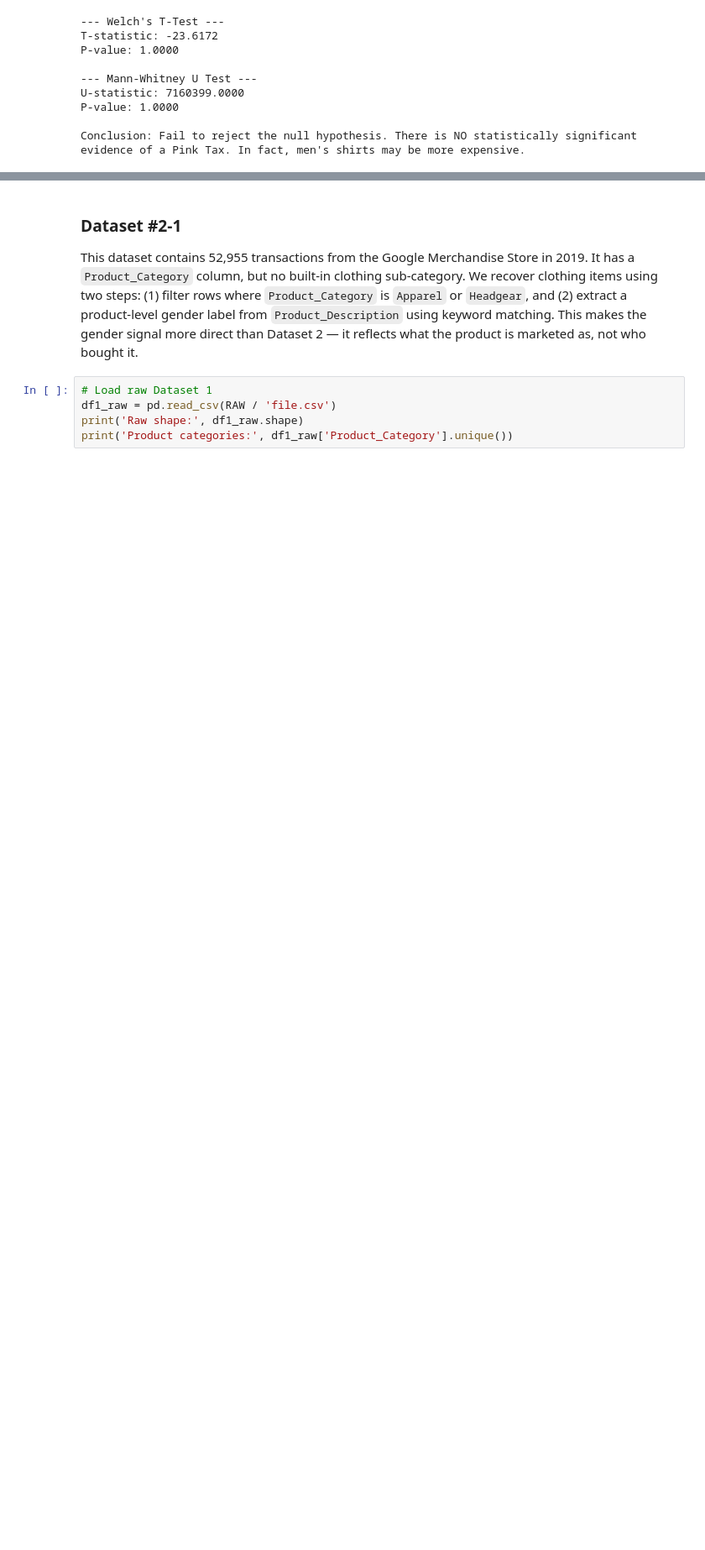
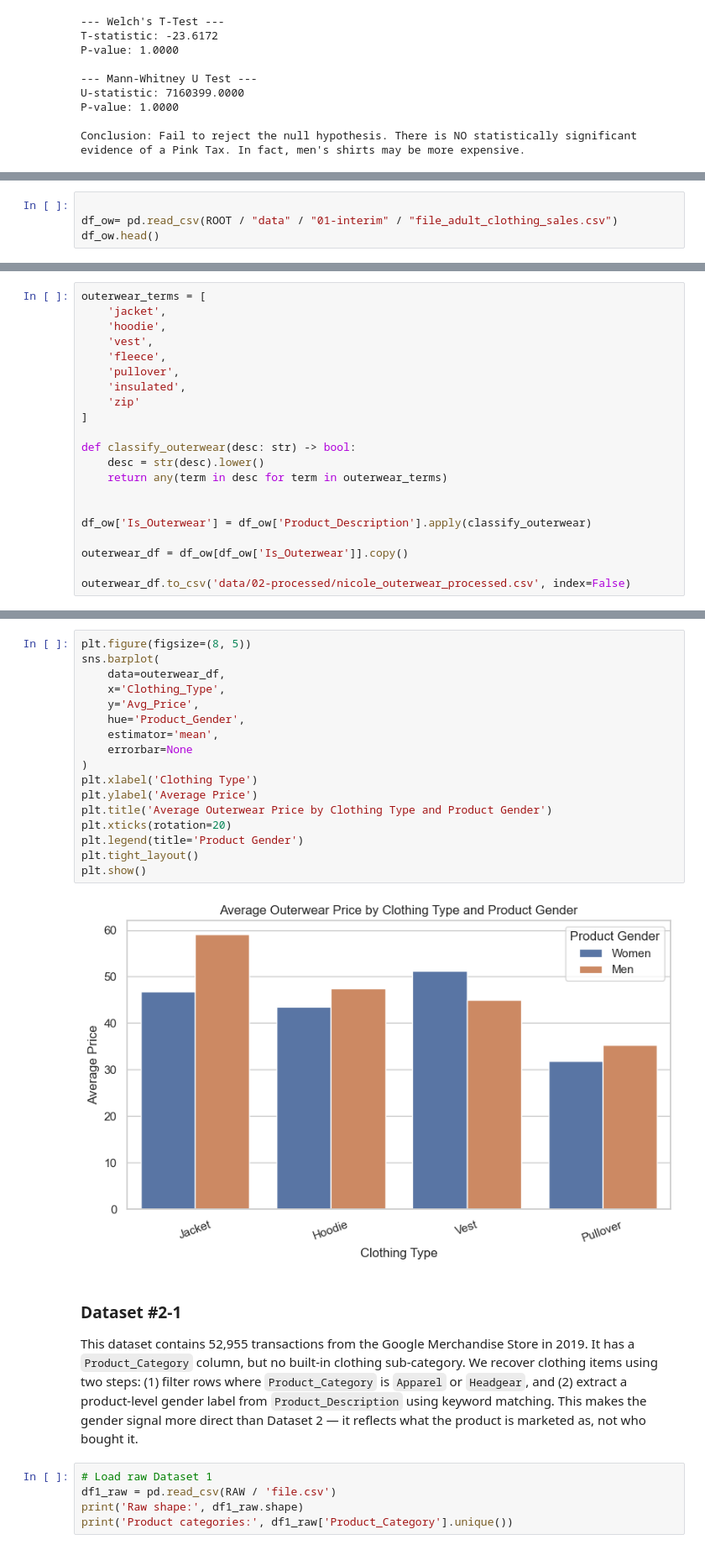
Before and after one commit to COGS108/Group136_WI26, a Jupyter notebook: 02-EDACheckpoint.ipynb, the cells around one changed output, grey strips where cells are left out. Shown at 84% size. Drawn from its saved outputs; the diff is of its cells as text; blank space fills up the shorter version.

Commit message:
merge Nicole's part

```diff
--- a/02-EDACheckpoint.ipynb
+++ b/02-EDACheckpoint.ipynb
@@ -152,0 +146,4 @@ The statistical tests yield a p-value of 1.0. In hypothesis testing (using a sta
+# %%
+
+df_ow= pd.read_csv(ROOT / "data" / "01-interim" / "file_adult_clothing_sales.csv")
+df_ow.head()
@@ -152,0 +182,21 @@ The statistical tests yield a p-value of 1.0. In hypothesis testing (using a sta
+# %%
+outerwear_terms = [
+    'jacket',
+    'hoodie',
+    'vest',
+    'fleece',
+    'pullover',
+    'insulated',
+    'zip'
+]
+
+def classify_outerwear(desc: str) -> bool:
+    desc = str(desc).lower()
+    return any(term in desc for term in outerwear_terms)
+
+
+df_ow['Is_Outerwear'] = df_ow['Product_Description'].apply(classify_outerwear)
+
+outerwear_df = df_ow[df_ow['Is_Outerwear']].copy()
+
+outerwear_df.to_csv('data/02-processed/nicole_outerwear_processed.csv', index=False)
@@ -153,3 +222,22 @@ The statistical tests yield a p-value of 1.0. In hypothesis testing (using a sta
+# %%
+plt.figure(figsize=(8, 5))
+sns.barplot(
+    data=outerwear_df,
+    x='Clothing_Type',
+    y='Avg_Price',
+    hue='Product_Gender',
+    estimator='mean',
+    errorbar=None
+)
+plt.xlabel('Clothing Type')
+plt.ylabel('Average Price')
+plt.title('Average Outerwear Price by Clothing Type and Product Gender')
+plt.xticks(rotation=20)
+plt.legend(title='Product Gender')
+plt.tight_layout()
+plt.show()
+# %% [output]
+[figure, added]
 # %% [markdown]
 ### Dataset #2-1
 This dataset contains 52,955 transactions from the Google Merchandise Store in 2019. It has a `Product_Category` column, but no built-in clothing sub-category. We recover clothing items using two steps: (1) filter rows where `Product_Category` is `Apparel` or `Headgear`, and (2) extract a product-level gender label from `Product_Description` using keyword matching. This makes the gender signal more direct than Dataset 2 — it reflects what the product is marketed as, not who bought it.
```
Also changed, not shown: parts of 30 cells of this notebook, 2 other files.
